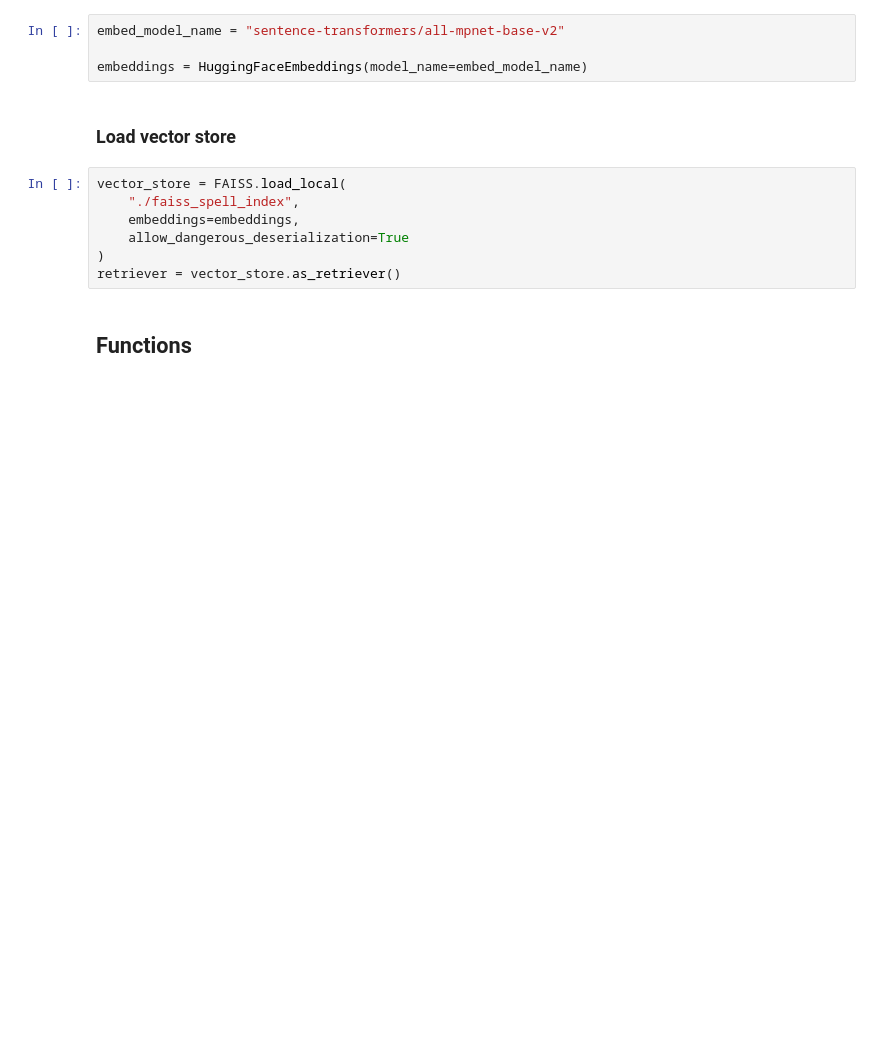
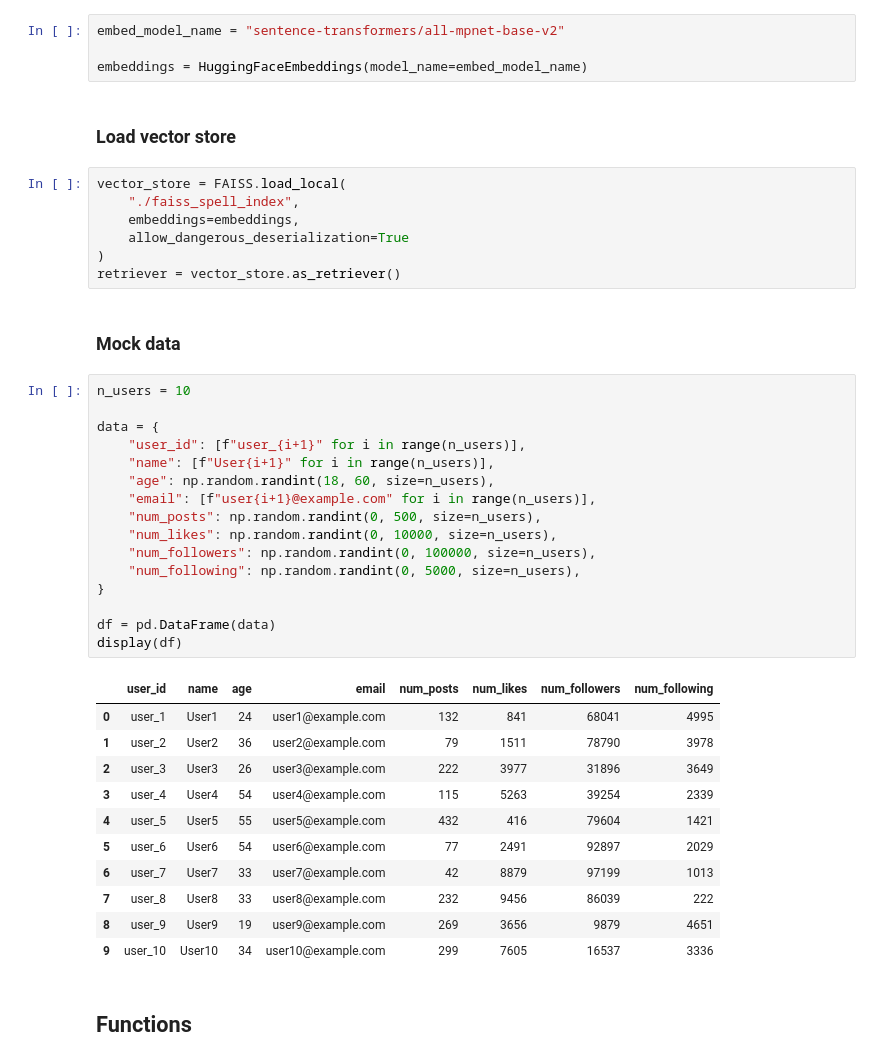
Before and after one commit to marshmeowllo/DnD, a Jupyter notebook: examples/03_Chat_with_Tools.ipynb, the cells around one changed output. Drawn from its saved outputs; the diff is of its cells as text; blank space fills up the shorter version.

Commit message:
add user info tool

```diff
--- a/examples/03_Chat_with_Tools.ipynb
+++ b/examples/03_Chat_with_Tools.ipynb
@@ -50,6 +53,36 @@ vector_store = FAISS.load_local(
     allow_dangerous_deserialization=True
 )
 retriever = vector_store.as_retriever()
+# %% [markdown]
+### Mock data
+# %%
+n_users = 10
+
+data = {
+    "user_id": [f"user_{i+1}" for i in range(n_users)],
+    "name": [f"User{i+1}" for i in range(n_users)],
+    "age": np.random.randint(18, 60, size=n_users),
+    "email": [f"user{i+1}@example.com" for i in range(n_users)],
+    "num_posts": np.random.randint(0, 500, size=n_users),
+    "num_likes": np.random.randint(0, 10000, size=n_users),
+    "num_followers": np.random.randint(0, 100000, size=n_users),
+    "num_following": np.random.randint(0, 5000, size=n_users),
+}
+
+df = pd.DataFrame(data)
+display(df)
+# %% [output]
+|  | user_id | name | age | email | num_posts | num_likes | num_followers | num_following |
+| 0 | user_1 | User1 | 24 | user1@example.com | 132 | 841 | 68041 | 4995 |
+| 1 | user_2 | User2 | 36 | user2@example.com | 79 | 1511 | 78790 | 3978 |
+| 2 | user_3 | User3 | 26 | user3@example.com | 222 | 3977 | 31896 | 3649 |
+| 3 | user_4 | User4 | 54 | user4@example.com | 115 | 5263 | 39254 | 2339 |
+| 4 | user_5 | User5 | 55 | user5@example.com | 432 | 416 | 79604 | 1421 |
+| 5 | user_6 | User6 | 54 | user6@example.com | 77 | 2491 | 92897 | 2029 |
+| 6 | user_7 | User7 | 33 | user7@example.com | 42 | 8879 | 97199 | 1013 |
+| 7 | user_8 | User8 | 33 | user8@example.com | 232 | 9456 | 86039 | 222 |
+| 8 | user_9 | User9 | 19 | user9@example.com | 269 | 3656 | 9879 | 4651 |
+| 9 | user_10 | User10 | 34 | user10@example.com | 299 | 7605 | 16537 | 3336 |
 # %% [markdown]
 ## Functions
 # %%
```
Also changed, not shown: parts of 6 cells of this notebook.
